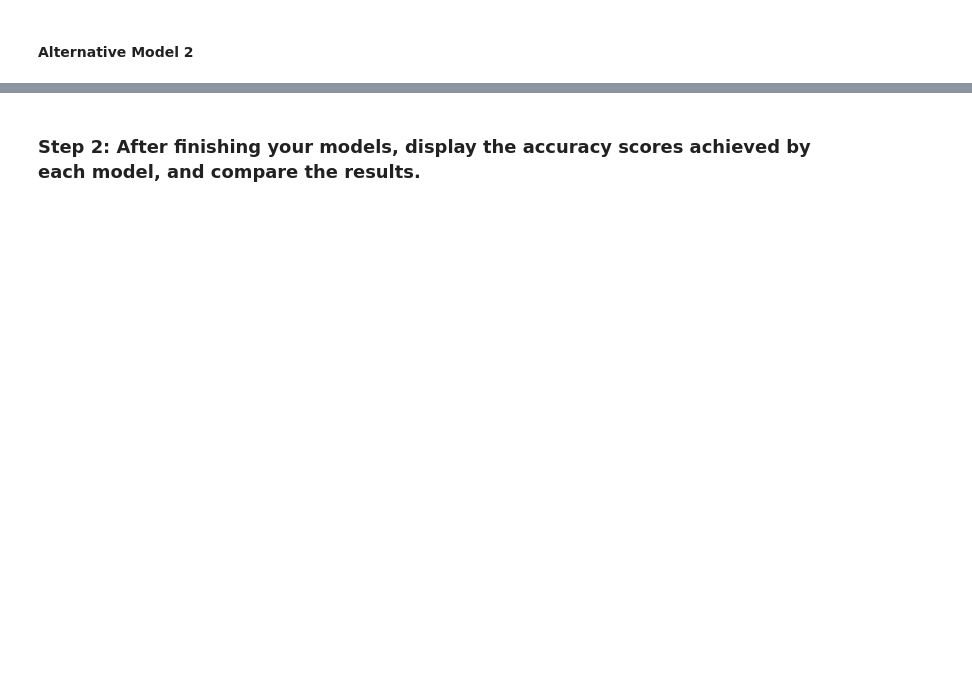
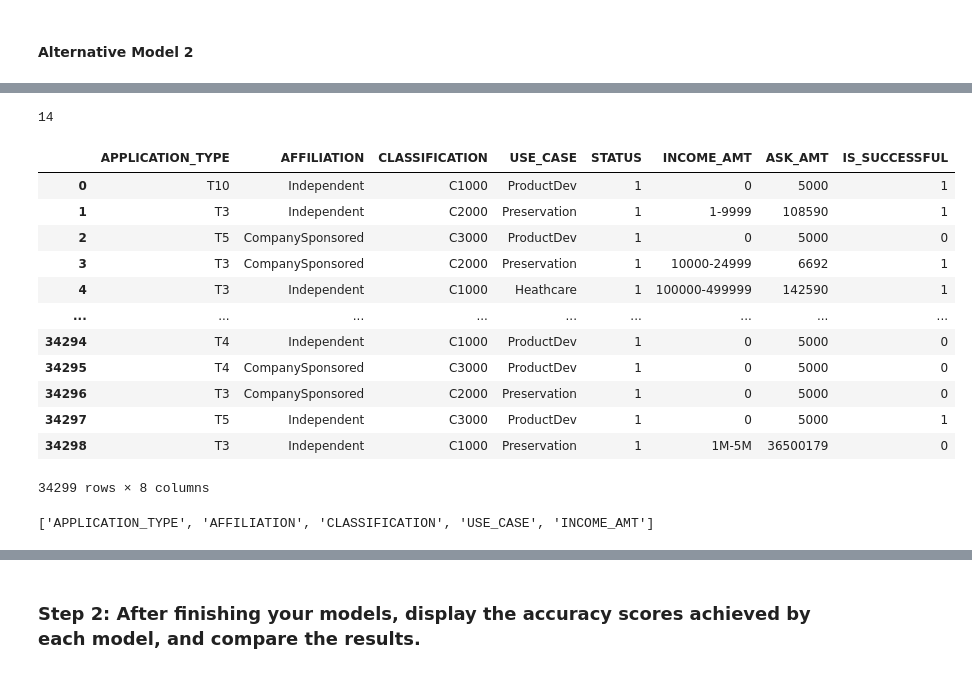
Before and after one commit to halamkim/challenge_13, a Jupyter notebook: venture_funding_with_deep_learning.ipynb, the cells around one changed output, grey strips where cells are left out. Drawn from its saved outputs; the diff is of its cells as text; code cells hidden in the pictures; blank space fills up the shorter version.

```diff
--- a/venture_funding_with_deep_learning.ipynb
+++ b/venture_funding_with_deep_learning.ipynb
@@ -440,8 +481,10 @@ number_output_neurons_A2 = # YOUR CODE HERE
 # %%
 # Define the number of hidden nodes for the first hidden layer
-hidden_nodes_layer1_A2 = # YOUR CODE HERE
+hidden_nodes_layer1_A2 = 14
 
 # Review the number of hidden nodes in the first layer
 hidden_nodes_layer1_A2
+# %% [output]
+14
 # %%
 # Create the Sequential model instance
@@ -448,0 +492,26 @@ nn_A2 = # YOUR CODE HERE
+# %%
+# Drop columns that seem unimportant to the machine learning process
+applicant_data_df2 = applicant_data_df.drop(columns = ['SPECIAL_CONSIDERATIONS', 'ORGANIZATION'])
+applicant_data_df2
+# %% [output]
+|  | APPLICATION_TYPE | AFFILIATION | CLASSIFICATION | USE_CASE | STATUS | INCOME_AMT | ASK_AMT | IS_SUCCESSFUL |
+| 0 | T10 | Independent | C1000 | ProductDev | 1 | 0 | 5000 | 1 |
+| 1 | T3 | Independent | C2000 | Preservation | 1 | 1-9999 | 108590 | 1 |
+| 2 | T5 | CompanySponsored | C3000 | ProductDev | 1 | 0 | 5000 | 0 |
+| 3 | T3 | CompanySponsored | C2000 | Preservation | 1 | 10000-24999 | 6692 | 1 |
+| 4 | T3 | Independent | C1000 | Heathcare | 1 | 100000-499999 | 142590 | 1 |
+| ... | ... | ... | ... | ... | ... | ... | ... | ... |
+| 34294 | T4 | Independent | C1000 | ProductDev | 1 | 0 | 5000 | 0 |
+| 34295 | T4 | CompanySponsored | C3000 | ProductDev | 1 | 0 | 5000 | 0 |
+| 34296 | T3 | CompanySponsored | C2000 | Preservation | 1 | 0 | 5000 | 0 |
+| 34297 | T5 | Independent | C3000 | ProductDev | 1 | 0 | 5000 | 1 |
+| 34298 | T3 | Independent | C1000 | Preservation | 1 | 1M-5M | 36500179 | 0 |
+34299 rows × 8 columns
+# %%
+# Create a new list of categorical variables
+categorical_variables_A2 = list(applicant_data_df2.dtypes[applicant_data_df2.dtypes == 'object'].index)
+
+# Display the categorical variables list
+categorical_variables_A2
+# %% [output]
+['APPLICATION_TYPE', 'AFFILIATION', 'CLASSIFICATION', 'USE_CASE', 'INCOME_AMT']
```
Also changed, not shown: parts of 28 cells of this notebook, 3 other files.
